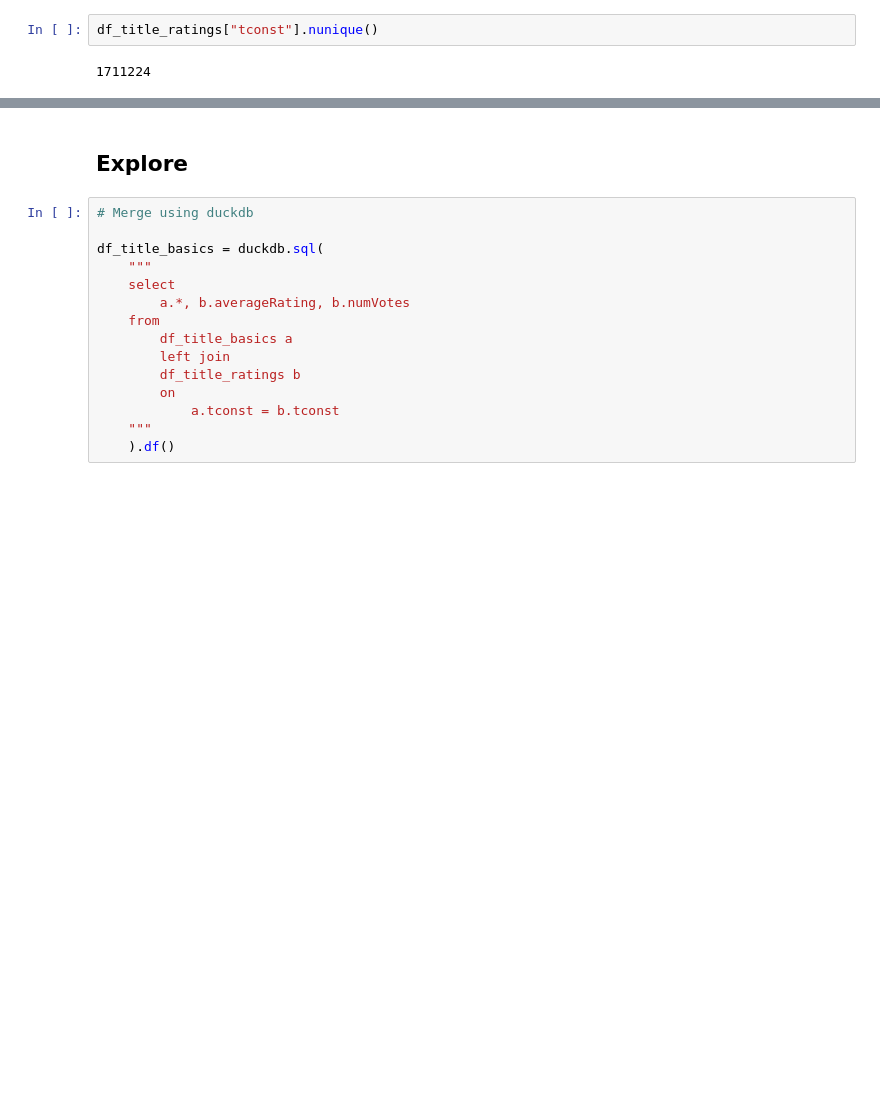
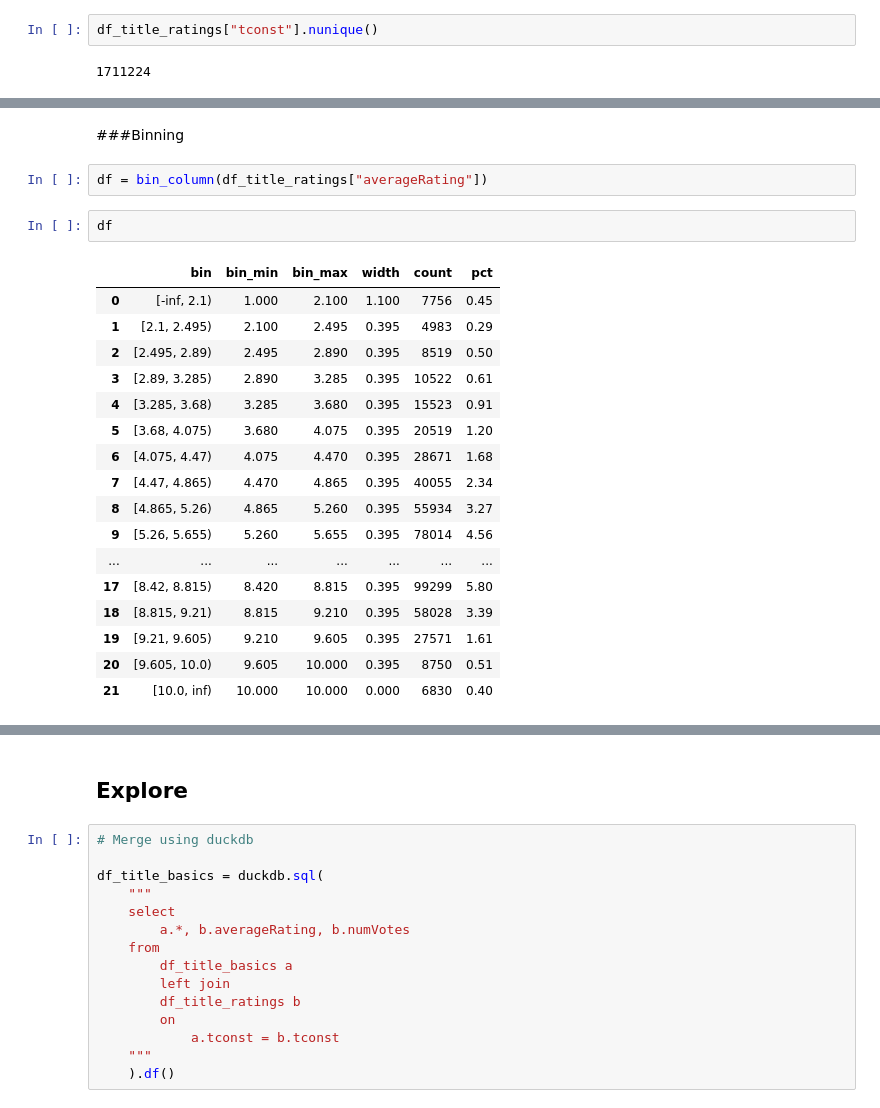
Before and after one commit to debeerpj/datkit, a Jupyter notebook: notebooks/first_profile.ipynb, the cells around one changed output, grey strips where cells are left out. Drawn from its saved outputs; the diff is of its cells as text; blank space fills up the shorter version.

```diff
--- a/notebooks/first_profile.ipynb
+++ b/notebooks/first_profile.ipynb
@@ -122,0 +115,24 @@ df_title_basics["tconst"].nunique()
+# %% [markdown]
+###Binning
+# %%
+df = bin_column(df_title_ratings["averageRating"])
+# %%
+df
+# %% [output]
+|  | bin | bin_min | bin_max | width | count | pct |
+| 0 | [-inf, 2.1) | 1.000 | 2.100 | 1.100 | 7756 | 0.45 |
+| 1 | [2.1, 2.495) | 2.100 | 2.495 | 0.395 | 4983 | 0.29 |
+| 2 | [2.495, 2.89) | 2.495 | 2.890 | 0.395 | 8519 | 0.50 |
+| 3 | [2.89, 3.285) | 2.890 | 3.285 | 0.395 | 10522 | 0.61 |
+| 4 | [3.285, 3.68) | 3.285 | 3.680 | 0.395 | 15523 | 0.91 |
+| 5 | [3.68, 4.075) | 3.680 | 4.075 | 0.395 | 20519 | 1.20 |
+| 6 | [4.075, 4.47) | 4.075 | 4.470 | 0.395 | 28671 | 1.68 |
+| 7 | [4.47, 4.865) | 4.470 | 4.865 | 0.395 | 40055 | 2.34 |
+| 8 | [4.865, 5.26) | 4.865 | 5.260 | 0.395 | 55934 | 3.27 |
+| 9 | [5.26, 5.655) | 5.260 | 5.655 | 0.395 | 78014 | 4.56 |
+| ... | ... | ... | ... | ... | ... | ... |
+| 17 | [8.42, 8.815) | 8.420 | 8.815 | 0.395 | 99299 | 5.80 |
+| 18 | [8.815, 9.21) | 8.815 | 9.210 | 0.395 | 58028 | 3.39 |
+| 19 | [9.21, 9.605) | 9.210 | 9.605 | 0.395 | 27571 | 1.61 |
+| 20 | [9.605, 10.0) | 9.605 | 10.000 | 0.395 | 8750 | 0.51 |
+| 21 | [10.0, inf) | 10.000 | 10.000 | 0.000 | 6830 | 0.40 |
```
Also changed, not shown: parts of 9 cells of this notebook, 8 other files.
